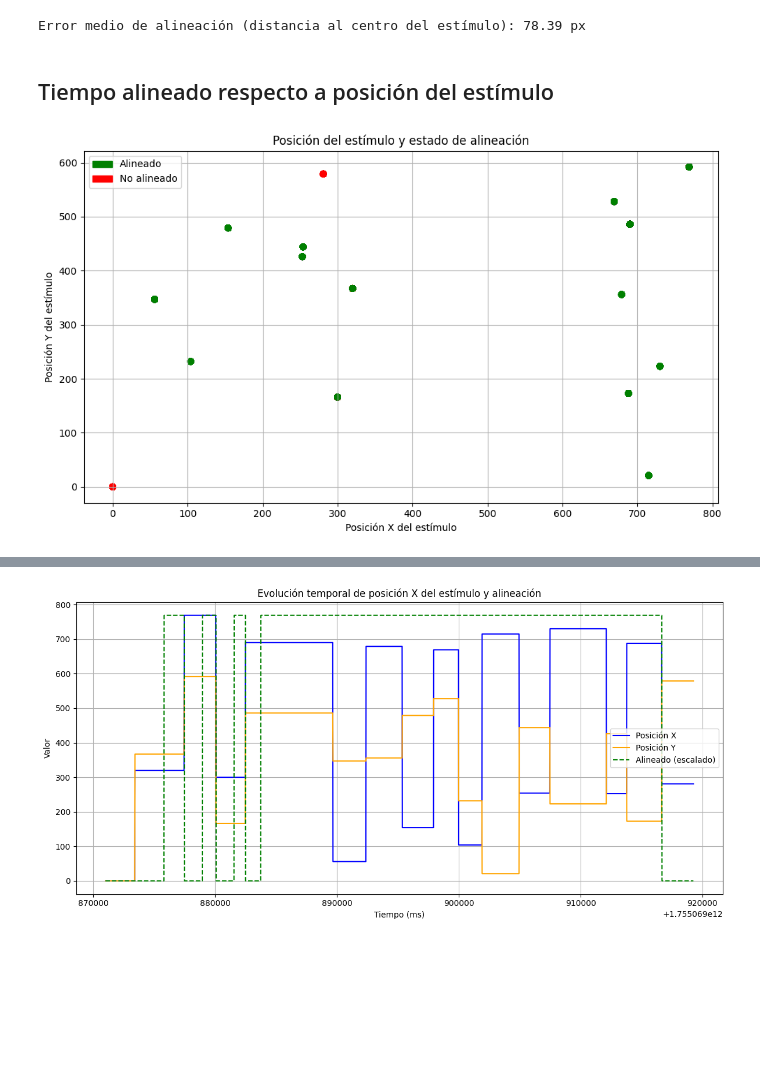
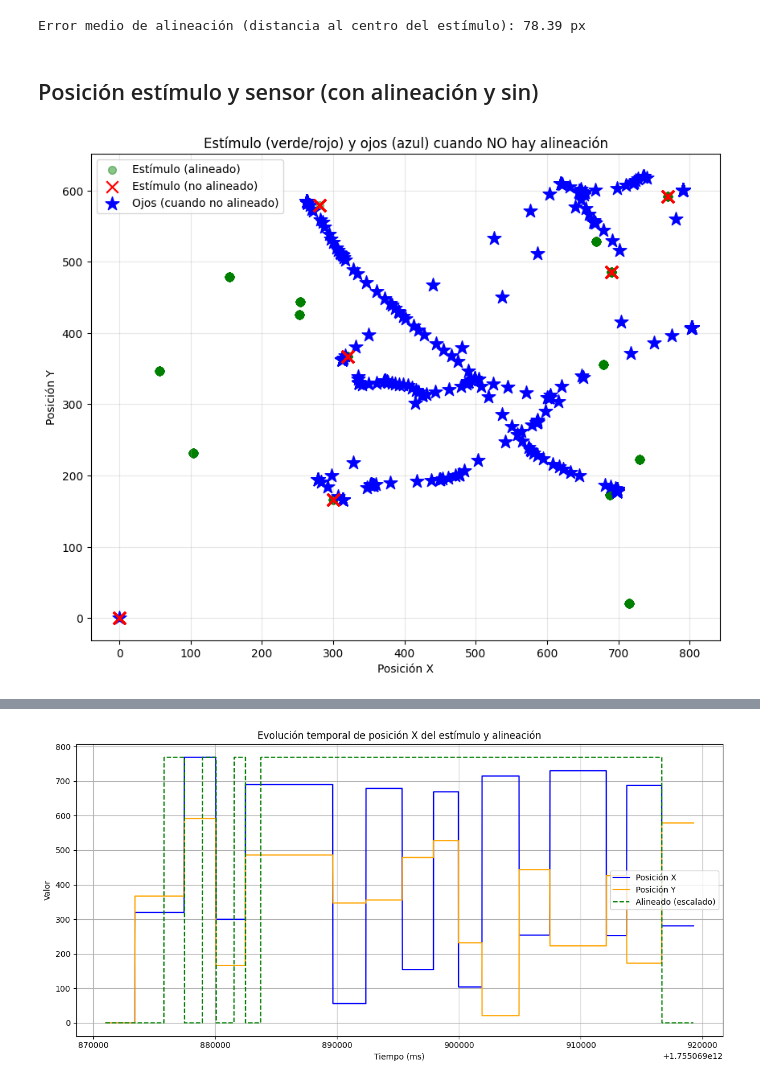
Before and after one commit to abarrio12/eogtouch, a Jupyter notebook: notebooks/04 - Is Aligned.ipynb, the cells around one changed output, grey strips where cells are left out. Saved outputs shown, nothing was run; the diff lists cells and outputs as text; code cells hidden in the pictures; blank space fills up the shorter version.

```diff
--- a/notebooks/04 - Is Aligned.ipynb
+++ b/notebooks/04 - Is Aligned.ipynb
@@ -202,27 +202,57 @@ print(f"Error medio de alineación (distancia al centro del estímulo): {error_m
 # %% [output]
 Error medio de alineación (distancia al centro del estímulo): 78.39 px
 # %% [markdown]
-## Tiempo alineado respecto a posición del estímulo
+## Posición estímulo y sensor (con alineación y sin)
-# %%
-plt.figure(figsize=(10, 6))
-
-# Scatter de la posición del estímulo con color por alineación
-plt.scatter(df["stimuli_x"], df["stimuli_y"],
-            c=df["is_aligned"].map({True: "green", False: "red"}),
-            alpha=0.6, label="Estimulación")
-
-# Leyenda personalizada
-import matplotlib.patches as mpatches
-aligned_patch = mpatches.Patch(color='green', label='Alineado')
-not_aligned_patch = mpatches.Patch(color='red', label='No alineado')
-plt.legend(handles=[aligned_patch, not_aligned_patch])
-
-# Etiquetas y formato
-plt.title("Posición del estímulo y estado de alineación")
-plt.xlabel("Posición X del estímulo")
-plt.ylabel("Posición Y del estímulo")
-plt.grid(True)
-plt.tight_layout()
-plt.show()
-# %% [output]
-[figure, removed]
+# %%
+import matplotlib.pyplot as plt
+
+# === 1) Normaliza is_aligned a booleano robusto ===
+df["is_aligned"] = (
+    df["is_aligned"]
+    .astype(str).str.strip().str.lower()
+    .map({"true": True, "1": True, "yes": True,
+          "false": False, "0": False, "no": False})
+    .fillna(False)
+    .astype(bool)
+)
+
+mask_al   = df["is_aligned"]
+mask_noal = ~mask_al
+
+plt.figure(figsize=(9, 7))
+
+# --- Estímulo cuando está alineado (solo estímulo) ---
+plt.scatter(
+    df.loc[mask_al, "stimuli_x"],
+    df.loc[mask_al, "stimuli_y"],
+    c="green", alpha=0.45, s=50, label="Estímulo (alineado)", zorder=1
+)
+
+# --- Estímulo cuando NO está alineado ---
+plt.scatter(
+    df.loc[mask_noal, "stimuli_x"],
+    df.loc[mask_noal, "stimuli_y"],
+    c="red", marker="x", s=110, linewidths=1.6,
+    label=f"Estímulo (no alineado)", zorder=3
+)
+
+# --- Ojos SOLO en los NO alineados ---
+plt.scatter(
+    df.loc[mask_noal, "eyes_x"],
+    df.loc[mask_noal, "eyes_y"],
+    c="blue", marker="*", s=160,
+    label="Ojos (cuando no alineado)", zorder=2
+)
+
+# (Opcional) misma escala si X e Y comparten unidades
+plt.gca().set_aspect("equal", adjustable="box")
+
+plt.title("Estímulo (verde/rojo) y ojos (azul) cuando NO hay alineación")
+plt.xlabel("Posición X")
+plt.ylabel("Posición Y")
+plt.grid(True, alpha=0.3)
+plt.legend()
+plt.tight_layout()
+plt.show()
+# %% [output]
+[figure, added]
```
Also changed, not shown: parts of 3 cells of this notebook, 3 other files.
